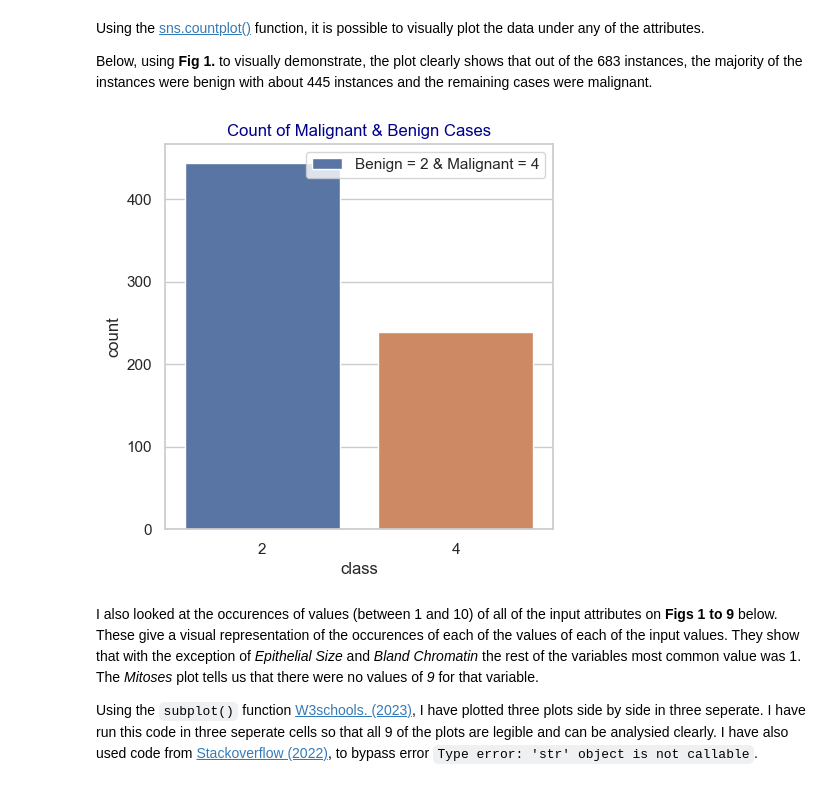
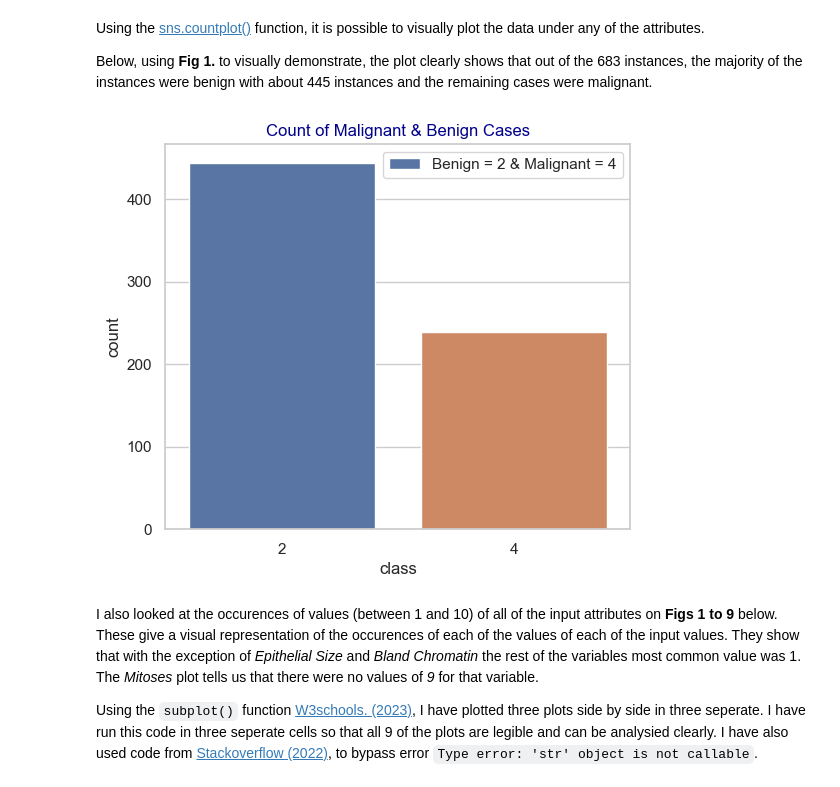
Before and after one commit to OCorry/PfDA-2022-Project-2, a Jupyter notebook: PfDA-2022-Project-2.ipynb, the cells around one changed output. Cells and saved outputs as stored; diff of their text form; code cells hidden in the pictures.

```diff
--- a/PfDA-2022-Project-2.ipynb
+++ b/PfDA-2022-Project-2.ipynb
@@ -370,13 +370,13 @@ Below, using **Fig 1.** to visually demonstrate, the plot clearly shows that out
 # %%
 # Plotting the data
 sns.set(style = 'whitegrid')
-plt.figure(figsize=(5,5))
+plt.figure(figsize=(6,5))
 sns.countplot(x='class', data=df, label= 'Benign = 2 & Malignant = 4')
 plt.title('Count of Malignant & Benign Cases', color = 'darkblue')
 plt.legend()
 plt.show()
 # %% [output]
-[figure, old version]
+[figure, new version]
 # %% [markdown]
 I also looked at the occurences of values (between 1 and 10) of all of the input attributes on **Figs 1 to 9** below. These give a visual representation of the occurences of each of the values of each of the input values. They show that with the exception of *Epithelial Size* and *Bland Chromatin* the rest of the variables most common value was 1. The *Mitoses* plot tells us that there were no values of *9* for that variable.
 
```
Also changed, not shown: parts of 15 cells of this notebook.
